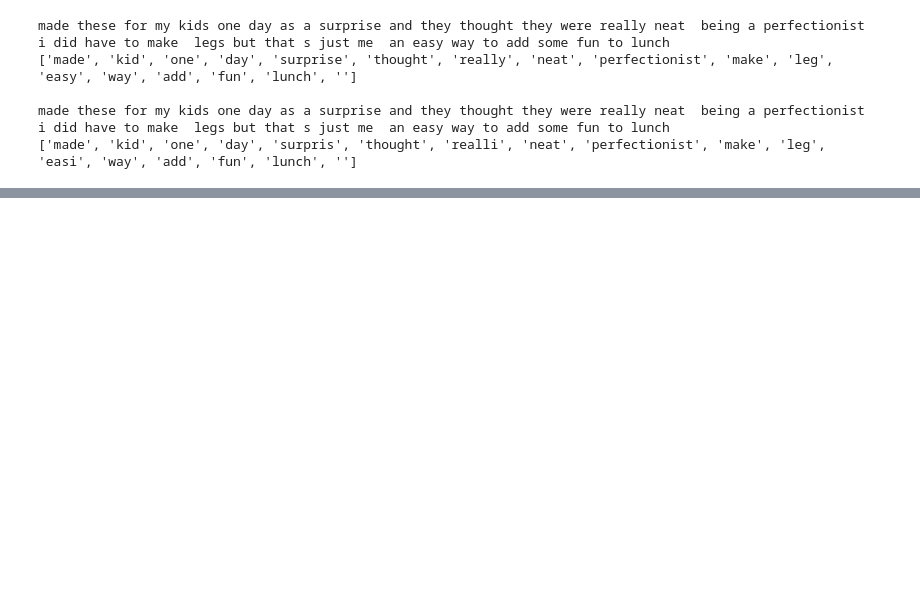
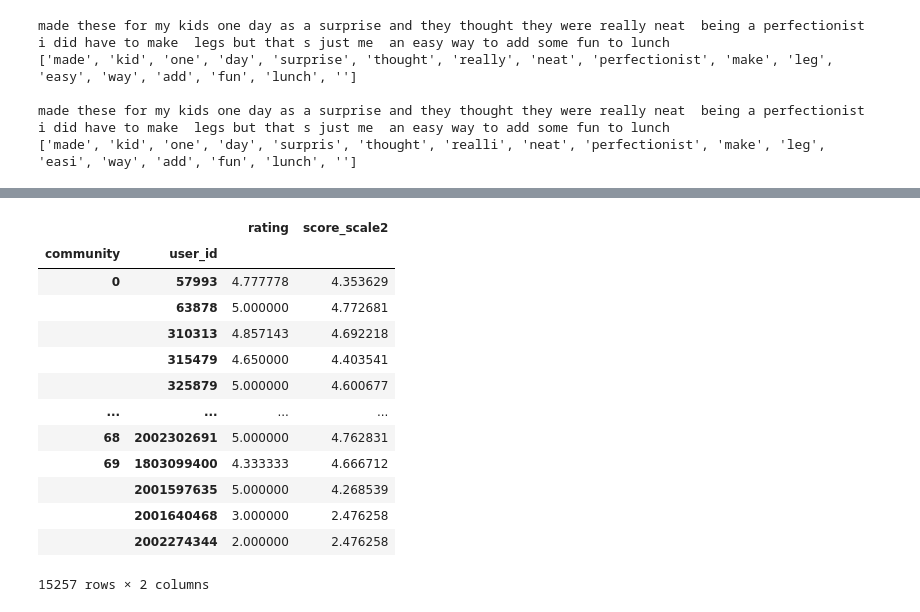
Before and after one commit to lucialarraona/finalproject_socialgraphs22, a Jupyter notebook: Notebooks/nlp_analysis.ipynb, the cells around one changed output, grey strips where cells are left out. Drawn from its saved outputs; the diff is of its cells as text; code cells hidden in the pictures; blank space fills up the shorter version.

```diff
--- a/Notebooks/nlp_analysis.ipynb
+++ b/Notebooks/nlp_analysis.ipynb
@@ -237,0 +397,18 @@ Indexing with multiple keys (implicitly converted to a tuple of keys) will be de
+# %%
+df_mean_rating_recipe_user= pd.DataFrame(df_reviews2.groupby(by=["community",'user_id'])['rating','score_scale2'].mean())
+df_mean_rating_recipe_user
+# %% [output]
+|  |  | rating | score_scale2 |
+| community | user_id |  |  |
+| 0 | 57993 | 4.777778 | 4.353629 |
+|  | 63878 | 5.000000 | 4.772681 |
+|  | 310313 | 4.857143 | 4.692218 |
+|  | 315479 | 4.650000 | 4.403541 |
+|  | 325879 | 5.000000 | 4.600677 |
+| ... | ... | ... | ... |
+| 68 | 2002302691 | 5.000000 | 4.762831 |
+| 69 | 1803099400 | 4.333333 | 4.666712 |
+|  | 2001597635 | 5.000000 | 4.268539 |
+|  | 2001640468 | 3.000000 | 2.476258 |
+|  | 2002274344 | 2.000000 | 2.476258 |
+15257 rows × 2 columns
```
Also changed, not shown: parts of 28 cells of this notebook.
